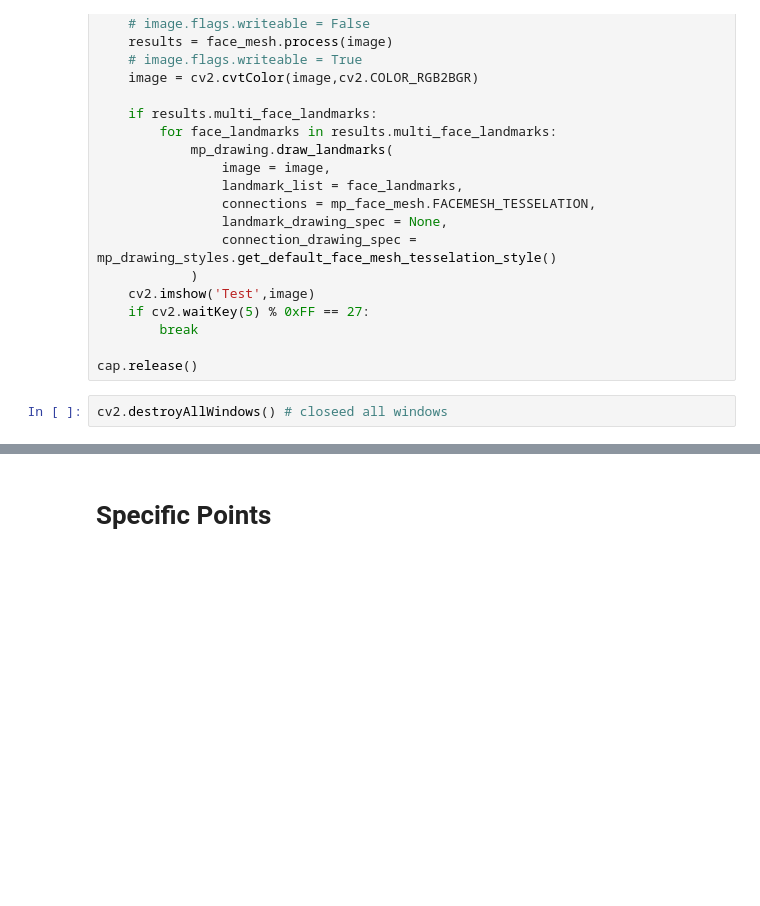
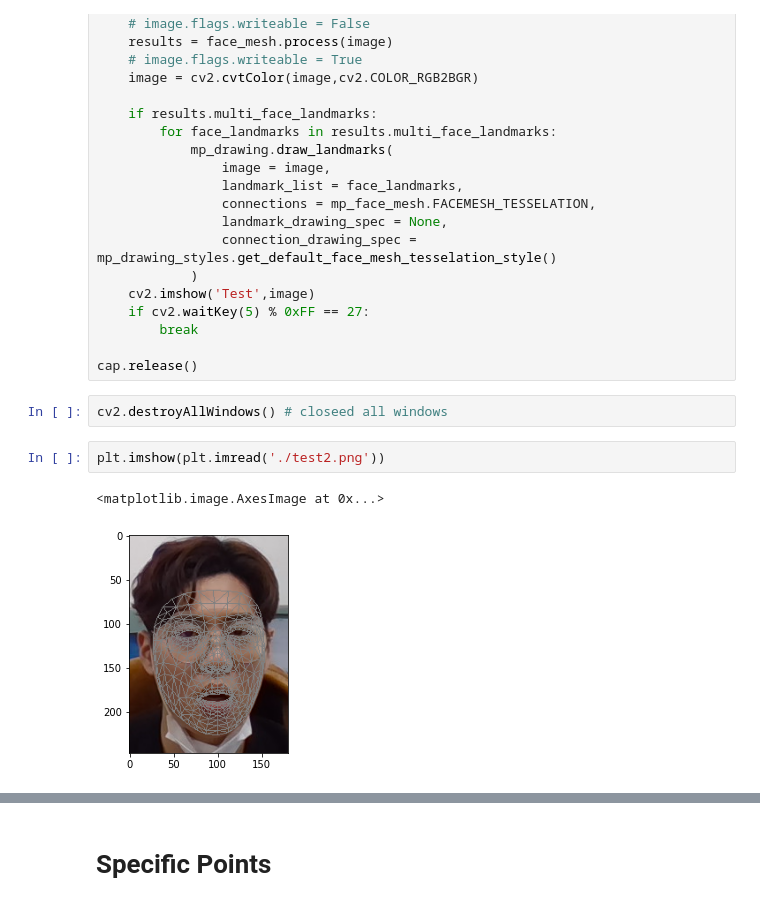
Before and after one commit to kikiru328/Face_landmark, a Jupyter notebook: Face_landmark.ipynb, the cells around one changed output, grey strips where cells are left out. Cells and saved outputs as stored; diff of their text form; blank space fills up the shorter version.

```diff
--- a/Face_landmark.ipynb
+++ b/Face_landmark.ipynb
@@ -122,6 +128,11 @@ with mp_face_mesh.FaceMesh(min_detection_confidence=0.5, min_tracking_confidence
 cap.release()
 # %%
 cv2.destroyAllWindows() # closeed all windows
+# %%
+plt.imshow(plt.imread('./test2.png'))
+# %% [output]
+<matplotlib.image.AxesImage at 0x...>
+[figure, added]
 # %% [markdown]
 <img src="test2.png">
 # %% [markdown]
```
Also changed, not shown: parts of 2 cells of this notebook.
